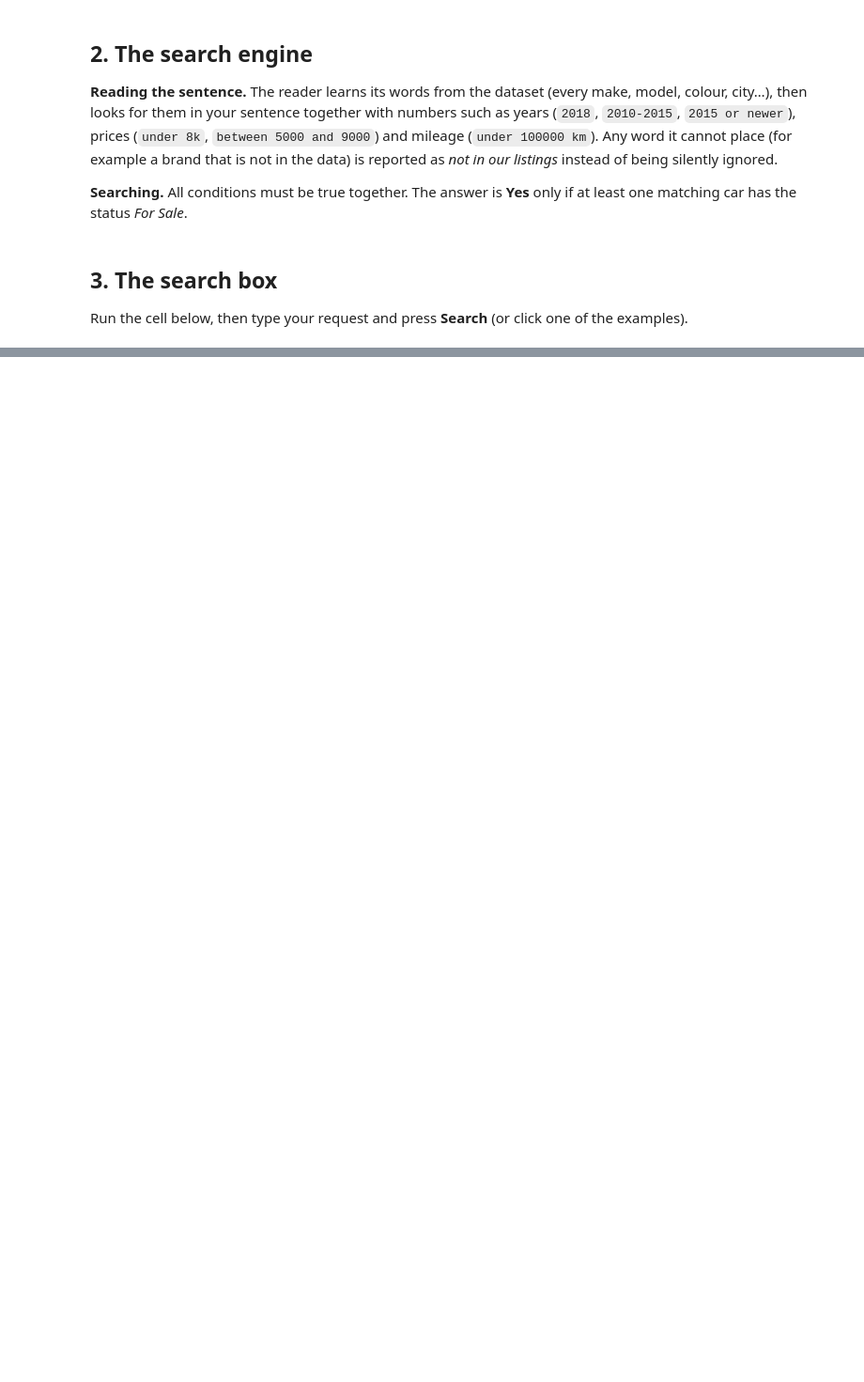
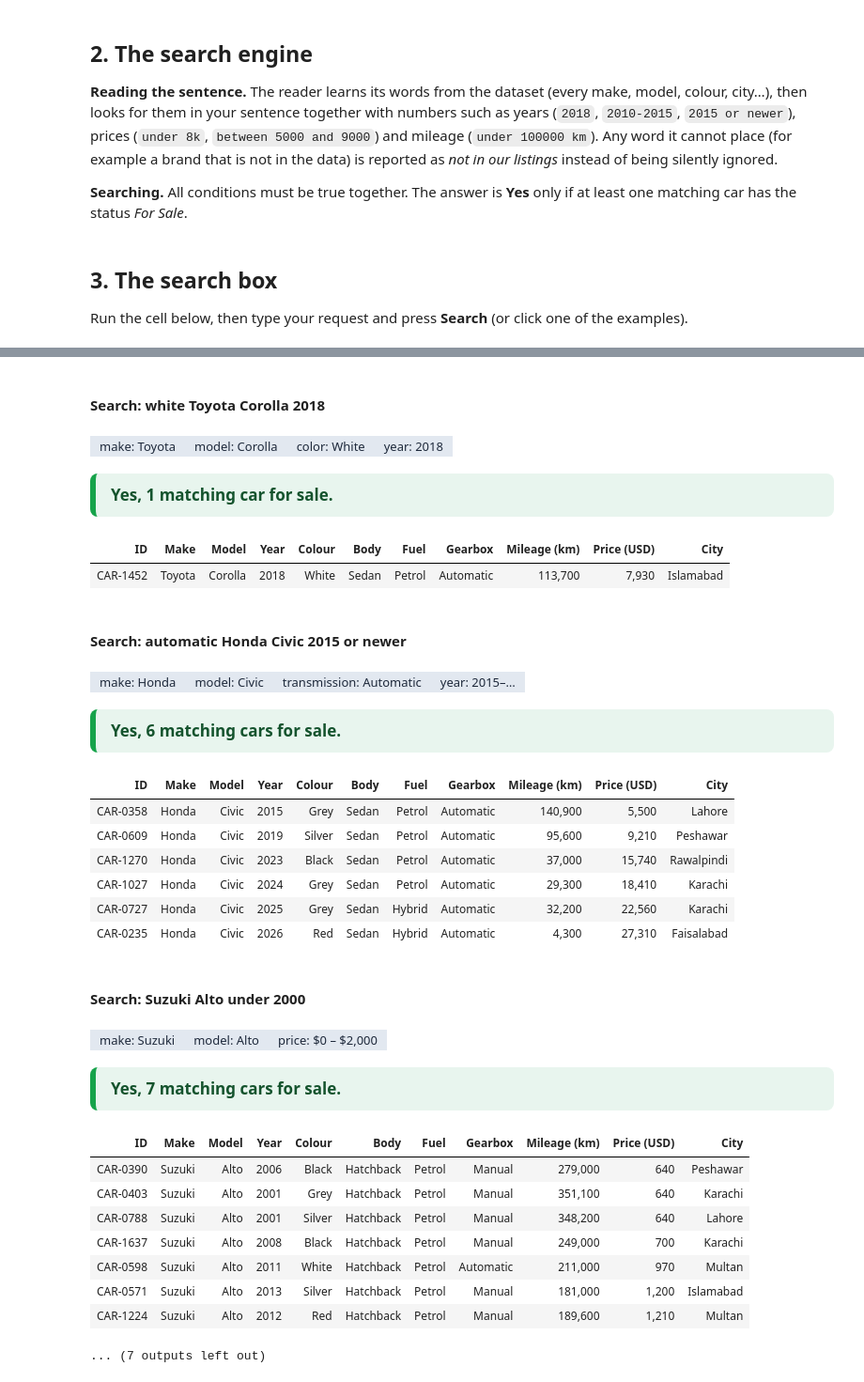
Before and after one commit to AbdullahZahoor00/car-finder, a Jupyter notebook: car_finder_colab.ipynb, the cells around one changed output, grey strips where cells are left out. Shown at 94% size. Drawn from its saved outputs; the diff is of its cells as text; code cells hidden in the pictures; blank space fills up the shorter version.

```diff
--- a/car_finder_colab.ipynb
+++ b/car_finder_colab.ipynb
@@ -475 +522,33 @@ display(out)
+# %%
+for q in ["white Toyota Corolla 2018", "automatic Honda Civic 2015 or newer", "Suzuki Alto under 2000", "blue Ferrari 2010"]:
+    display(HTML(f"<h4 style='margin:18px 0 0 0'>Search: {html.escape(q)}</h4>"))
+    show_answer(q, buttons=False)
+# %% [output]
+Search: white Toyota Corolla 2018
+make: Toyotamodel: Corollacolor: Whiteyear: 2018
+Yes, 1 matching car for sale.
+| ID | Make | Model | Year | Colour | Body | Fuel | Gearbox | Mileage (km) | Price (USD) | City |
+| CAR-1452 | Toyota | Corolla | 2018 | White | Sedan | Petrol | Automatic | 113,700 | 7,930 | Islamabad |
+Search: automatic Honda Civic 2015 or newer
+make: Hondamodel: Civictransmission: Automaticyear: 2015–…
+Yes, 6 matching cars for sale.
+| ID | Make | Model | Year | Colour | Body | Fuel | Gearbox | Mileage (km) | Price (USD) | City |
+| CAR-0358 | Honda | Civic | 2015 | Grey | Sedan | Petrol | Automatic | 140,900 | 5,500 | Lahore |
+| CAR-0609 | Honda | Civic | 2019 | Silver | Sedan | Petrol | Automatic | 95,600 | 9,210 | Peshawar |
+| CAR-1270 | Honda | Civic | 2023 | Black | Sedan | Petrol | Automatic | 37,000 | 15,740 | Rawalpindi |
+| CAR-1027 | Honda | Civic | 2024 | Grey | Sedan | Petrol | Automatic | 29,300 | 18,410 | Karachi |
+| CAR-0727 | Honda | Civic | 2025 | Grey | Sedan | Hybrid | Automatic | 32,200 | 22,560 | Karachi |
+| CAR-0235 | Honda | Civic | 2026 | Red | Sedan | Hybrid | Automatic | 4,300 | 27,310 | Faisalabad |
+Search: Suzuki Alto under 2000
+make: Suzukimodel: Altoprice: $0 – $2,000
+Yes, 7 matching cars for sale.
+| ID | Make | Model | Year | Colour | Body | Fuel | Gearbox | Mileage (km) | Price (USD) | City |
+| CAR-0390 | Suzuki | Alto | 2006 | Black | Hatchback | Petrol | Manual | 279,000 | 640 | Peshawar |
+| CAR-0403 | Suzuki | Alto | 2001 | Grey | Hatchback | Petrol | Manual | 351,100 | 640 | Karachi |
+| CAR-0788 | Suzuki | Alto | 2001 | Silver | Hatchback | Petrol | Manual | 348,200 | 640 | Lahore |
+| CAR-1637 | Suzuki | Alto | 2008 | Black | Hatchback | Petrol | Manual | 249,000 | 700 | Karachi |
+| CAR-0598 | Suzuki | Alto | 2011 | White | Hatchback | Petrol | Automatic | 211,000 | 970 | Multan |
+| CAR-0571 | Suzuki | Alto | 2013 | Silver | Hatchback | Petrol | Manual | 181,000 | 1,200 | Islamabad |
+| CAR-1224 | Suzuki | Alto | 2012 | Red | Hatchback | Petrol | Manual | 189,600 | 1,210 | Multan |
+... (7 outputs left out)
 # %% [markdown]
```
Also changed, not shown: parts of 5 cells of this notebook, 1 other file.
